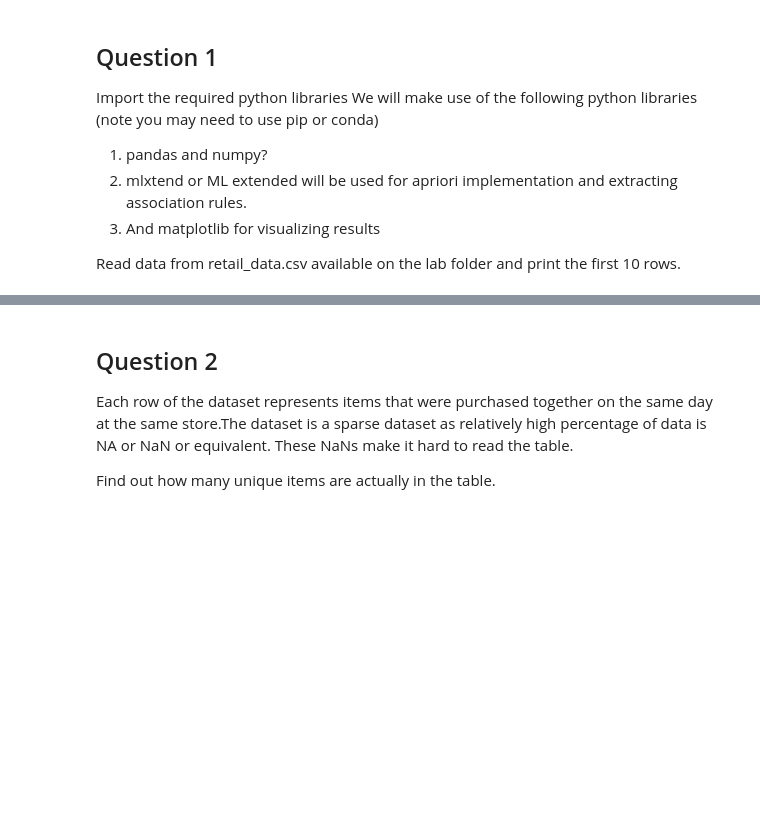
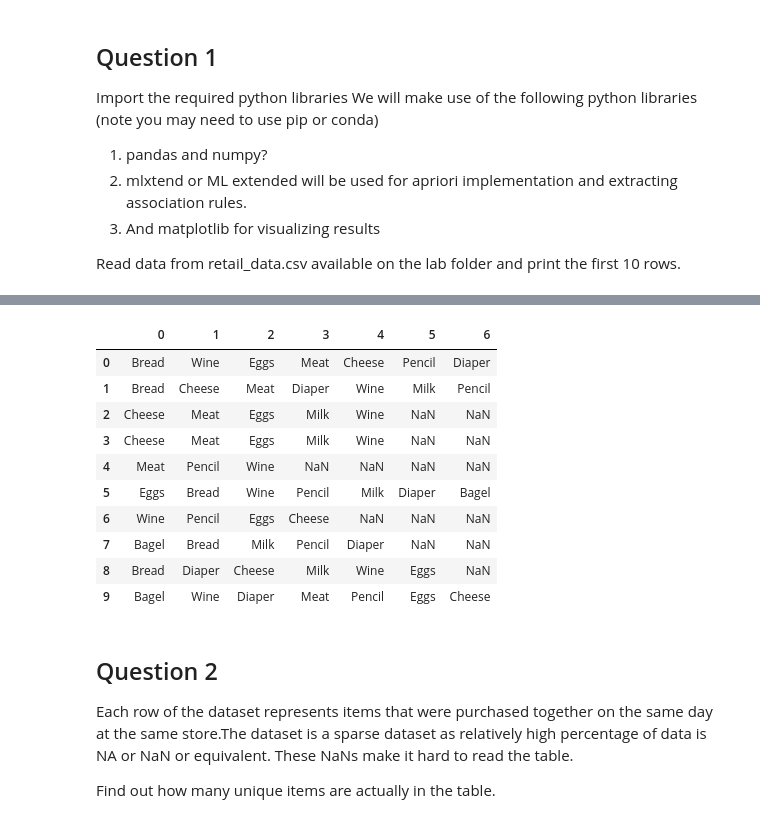
Before and after one commit to Henry-0810/Data-Analysis, a Jupyter notebook: Lab6/Apriori_Lab.ipynb, the cells around one changed output, grey strips where cells are left out. Drawn from its saved outputs; the diff is of its cells as text; code cells hidden in the pictures; blank space fills up the shorter version.

```diff
--- a/Lab6/Apriori_Lab.ipynb
+++ b/Lab6/Apriori_Lab.ipynb
@@ -27,8 +47,22 @@ ModuleNotFoundError: No module named 'mlxtend'
 # %%
 ## read data from the csv file on local system.
+df = pd.read_csv("retail_dataset.csv")
 
 
 ## Print first 10 rows
+df.head(10)
+# %% [output]
+|  | 0 | 1 | 2 | 3 | 4 | 5 | 6 |
+| 0 | Bread | Wine | Eggs | Meat | Cheese | Pencil | Diaper |
+| 1 | Bread | Cheese | Meat | Diaper | Wine | Milk | Pencil |
+| 2 | Cheese | Meat | Eggs | Milk | Wine | NaN | NaN |
+| 3 | Cheese | Meat | Eggs | Milk | Wine | NaN | NaN |
+| 4 | Meat | Pencil | Wine | NaN | NaN | NaN | NaN |
+| 5 | Eggs | Bread | Wine | Pencil | Milk | Diaper | Bagel |
+| 6 | Wine | Pencil | Eggs | Cheese | NaN | NaN | NaN |
+| 7 | Bagel | Bread | Milk | Pencil | Diaper | NaN | NaN |
+| 8 | Bread | Diaper | Cheese | Milk | Wine | Eggs | NaN |
+| 9 | Bagel | Wine | Diaper | Meat | Pencil | Eggs | Cheese |
 # %% [markdown]
 ## Question 2
 Each row of the dataset represents items that were purchased together on the same day at the same store.The dataset is a sparse dataset as relatively high percentage of data is NA or NaN or equivalent. These NaNs make it hard to read the table.
```
Also changed, not shown: parts of 6 cells of this notebook.
